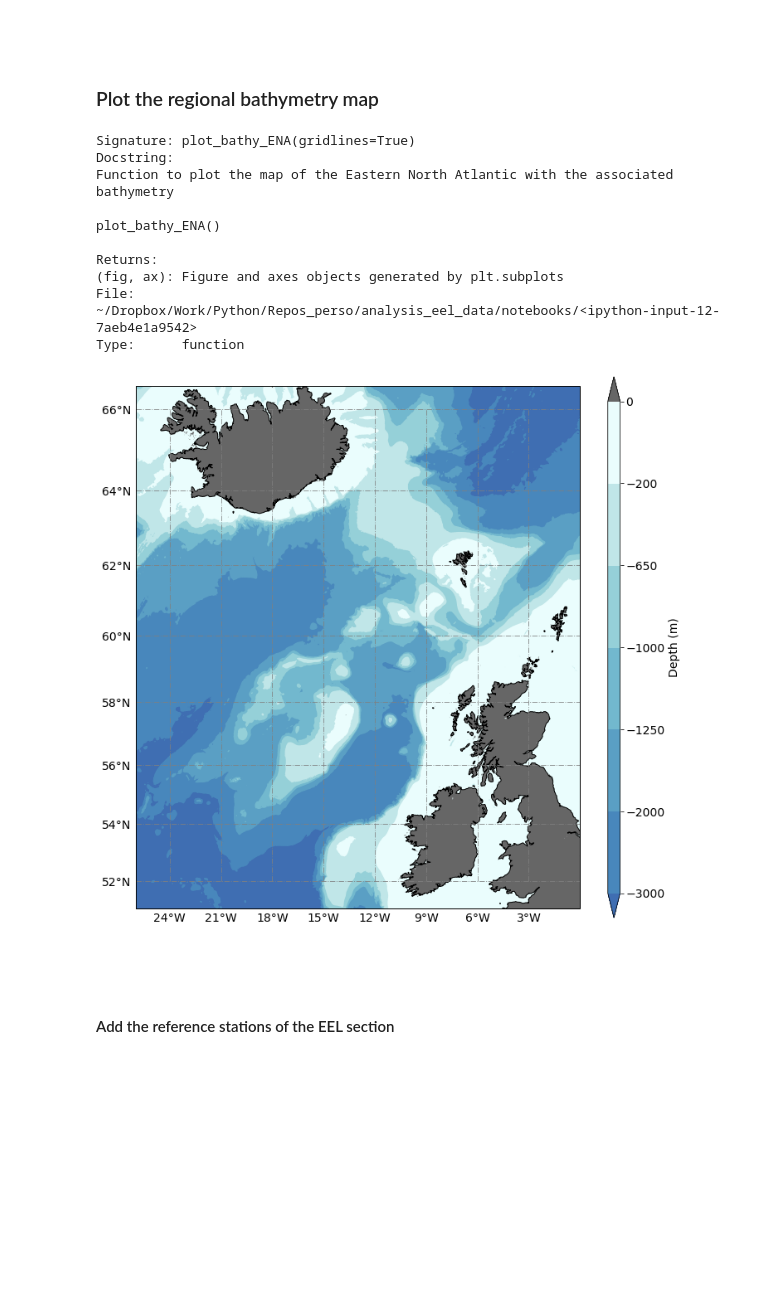
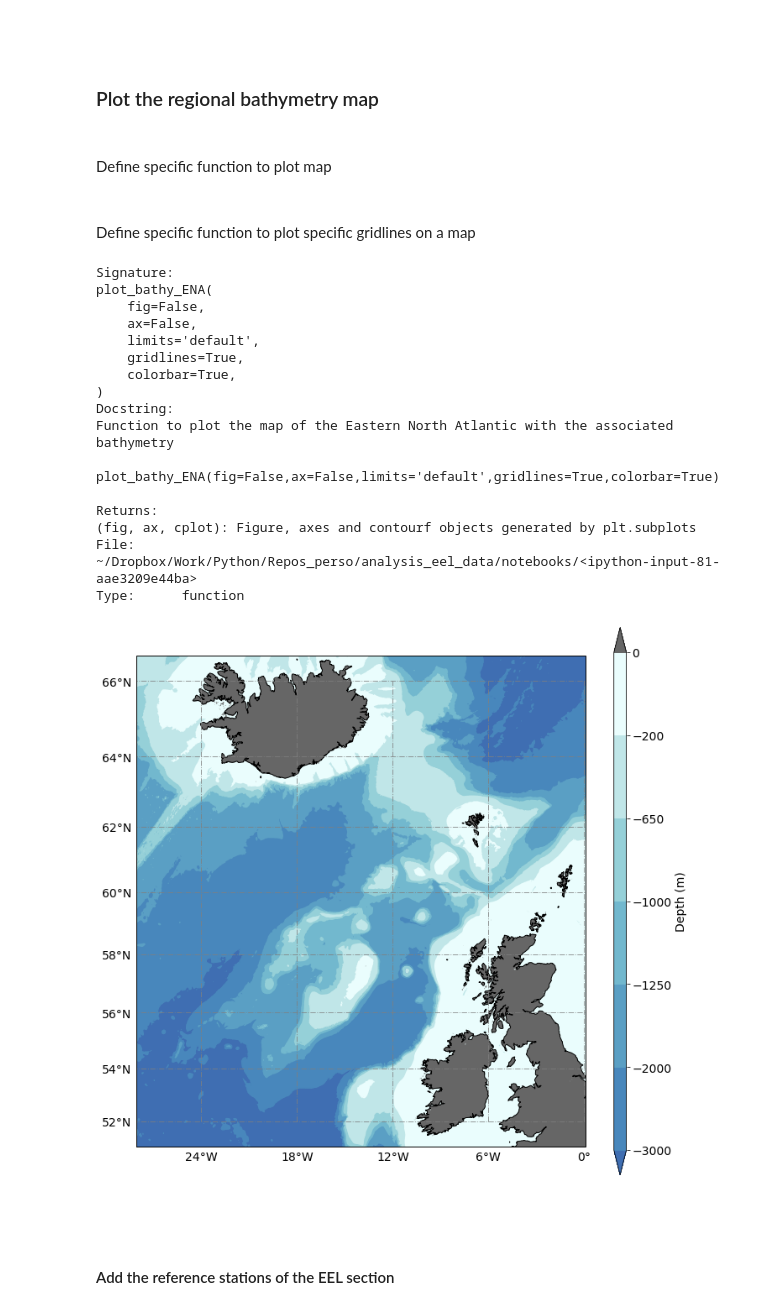
Before and after one commit to lhoupert/analysis_eel_data, a Jupyter notebook: notebooks/01_Plot_map_EEL_data.ipynb, the cells around one changed output. Drawn from its saved outputs; the diff is of its cells as text; code cells hidden in the pictures; blank space fills up the shorter version.

```diff
--- a/notebooks/01_Plot_map_EEL_data.ipynb
+++ b/notebooks/01_Plot_map_EEL_data.ipynb
@@ -124,14 +124,15 @@ from palettable.cmocean.sequential import Ice_12 as ocean
+# %% [markdown]
+\
+Define specific function to plot map
 # %%
-plt.rcParams.update({'font.size': 14})
-
 # Define a function to plot the background map
-def plot_bathy_ENA(gridlines=True):
+def plot_bathy_ENA(fig=False,ax=False,limits='default',gridlines=True,colorbar=True):
     """ Function to plot the map of the Eastern North Atlantic with the associated bathymetry
 
-    plot_bathy_ENA()
+    plot_bathy_ENA(fig=False,ax=False,limits='default',gridlines=True,colorbar=True)
 
     Returns:
-    (fig, ax): Figure and axes objects generated by plt.subplots
+    (fig, ax, cplot): Figure, axes and contourf objects generated by plt.subplots
 
     """
 
@@ -142,21 +143,31 @@ def plot_bathy_ENA(gridlines=True):
     levels = [-3000, -2000, -1250, -1000, -650, -200, 0]
 
     #titlefig = 'Map Eastern North Atlantic'
+    if not fig:
+        fig, ax = plt.subplots(figsize=(12, 12),
+                               subplot_kw=dict(projection=ccrs.Mercator(central_lon, central_lat)))
+    else:
+        plt.axes(ax)
 
-    fig, ax = plt.subplots(figsize=(12, 12),
-                           subplot_kw=dict(projection=ccrs.Mercator(central_lon, central_lat)))
-    countplt = iris.plot.contourf(bathy, levels, colors=colors, extend='both')
-    countplt.cmap.set_under(ocean.mpl_colors[-7])
-    countplt.cmap.set_over(land.mpl_colors[-1])
+    cplot = iris.plot.contourf(bathy, levels, colors=colors, extend='both')
+    cplot.cmap.set_under(ocean.mpl_colors[-7])
+    cplot.cmap.set_over(land.mpl_colors[-1])
 
-    cbar = plt.colorbar(countplt, ax=ax, orientation="vertical", pad=.05, aspect=40)
-    cbar.ax.set_ylabel('Depth (m)')
+    # Set the colormap limits
+    plt.clim([np.min(levels),np.max(levels)])
 
-    ax.set_extent(extent_map)
- #   ax.set_title(f'{titlefig}')
+    if colorbar:
+        cbar = plt.colorbar(cplot, ax=ax, orientation="vertical", pad=.05, aspect=40)
+        cbar.ax.set_ylabel('Depth (m)')
+
+    if limits=='default':
+        ax.set_extent([-28.1, 0.1, 51, 66])
+    else:
+        ax.set_extent(limits)
+
     ax.coastlines('10m', color='k')
 
-    if gridlines:
+    if (limits=='default') & gridlines:
         gl = ax.gridlines(crs=ccrs.PlateCarree(), ylocs=np.arange(52,68,2),
                           draw_labels=True, linewidth=1, color='gray', alpha=0.8, linestyle='-.')
 
@@ -165,4 +176,7 @@ def plot_bathy_ENA(gridlines=True):
         gl.xformatter = LONGITUDE_FORMATTER
         gl.yformatter = LATITUDE_FORMATTER
 
-    return (fig, ax)
+    return (fig, ax, cplot)
+# %% [markdown]
+\
+Define specific function to plot specific gridlines on a map
@@ -169,22 +205,29 @@ def plot_bathy_ENA(gridlines=True):
 # %%
 plot_bathy_ENA?
 # %% [output]
-Signature: plot_bathy_ENA(gridlines=True)
+Signature:
+plot_bathy_ENA(
+    fig=False,
+    ax=False,
+    limits='default',
+    gridlines=True,
+    colorbar=True,
+)
 Docstring:
 Function to plot the map of the Eastern North Atlantic with the associated bathymetry
 
-plot_bathy_ENA()
+plot_bathy_ENA(fig=False,ax=False,limits='default',gridlines=True,colorbar=True)
 
 Returns:
-(fig, ax): Figure and axes objects generated by plt.subplots
-File:      ~/Dropbox/Work/Python/Repos_perso/analysis_eel_data/notebooks/<ipython-input-12-7aeb4e1a9542>
+(fig, ax, cplot): Figure, axes and contourf objects generated by plt.subplots
+File:      ~/Dropbox/Work/Python/Repos_perso/analysis_eel_data/notebooks/<ipython-input-81-aae3209e44ba>
 Type:      function
 # %%
 # plot map
-(fig,ax)=plot_bathy_ENA()
+(fig,ax,cplot)=plot_bathy_ENA()
 fig.savefig('figures/'+'01_Map_Eastern_NA.pdf')
 # %% [output]
-[figure, old version]
+[figure, new version]
 # %% [markdown]
 <br><br>
 #### Add the reference stations of the EEL section
```
Also changed, not shown: parts of 30 cells of this notebook.
